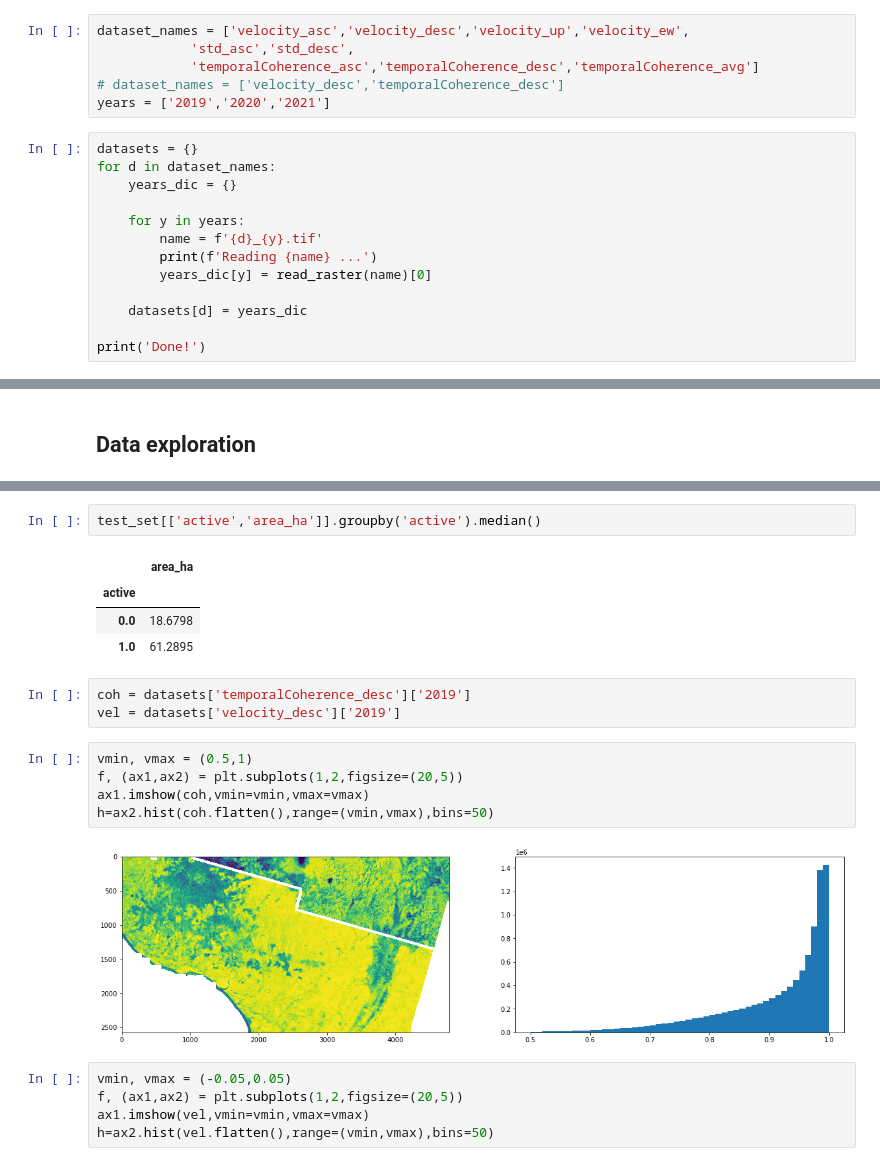
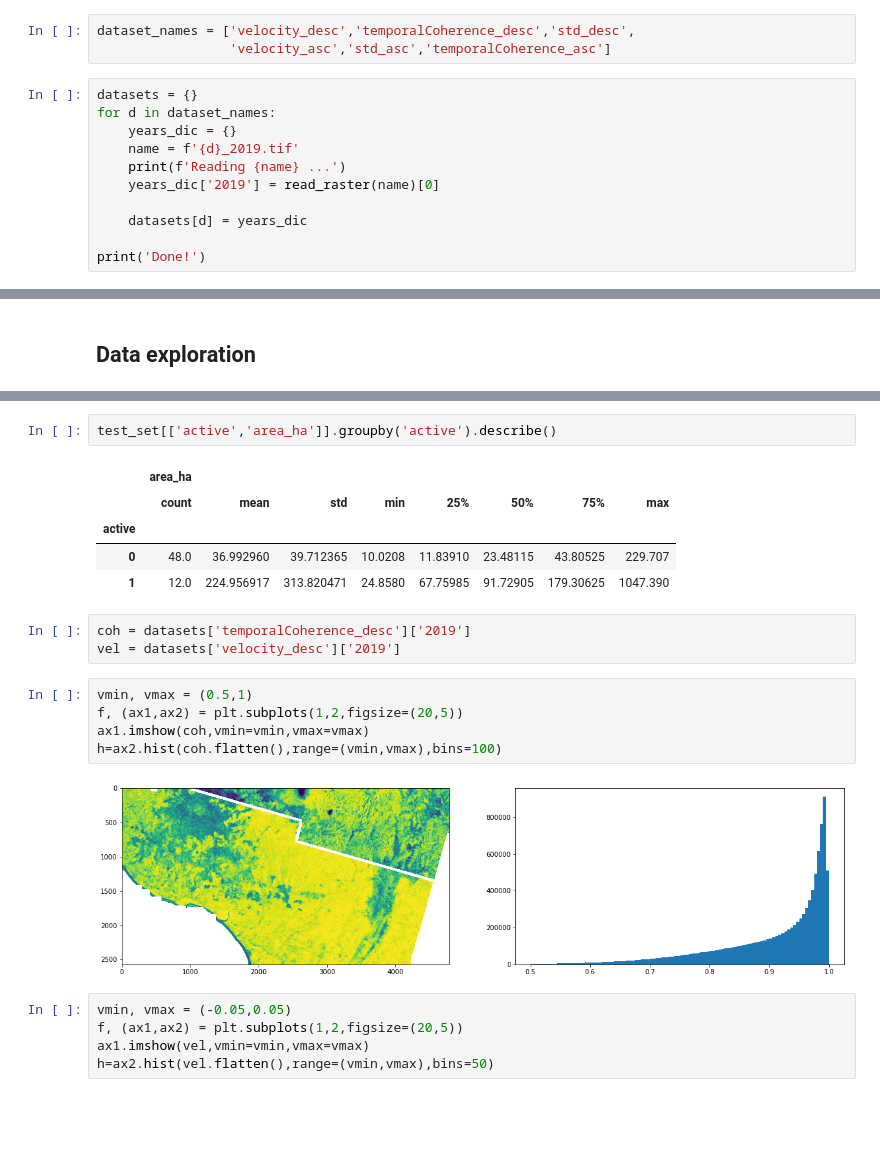
Before and after one commit to forrestfwilliams/hyp3_insar, a Jupyter notebook: identify_activity.ipynb, the cells around one changed output, grey strips where cells are left out. Saved outputs shown, nothing was run; the diff lists cells and outputs as text; blank space fills up the shorter version.

```diff
--- a/identify_activity.ipynb
+++ b/identify_activity.ipynb
@@ -153,20 +176,15 @@ test_set
 # %% [markdown]
 ### Load Data
 # %%
-dataset_names = ['velocity_asc','velocity_desc','velocity_up','velocity_ew',
-            'std_asc','std_desc',
-            'temporalCoherence_asc','temporalCoherence_desc','temporalCoherence_avg']
-# dataset_names = ['velocity_desc','temporalCoherence_desc']
-years = ['2019','2020','2021']
+dataset_names = ['velocity_desc','temporalCoherence_desc','std_desc',
+                 'velocity_asc','std_asc','temporalCoherence_asc']
 # %%
 datasets = {}
 for d in dataset_names:
     years_dic = {}
-
-    for y in years:
-        name = f'{d}_{y}.tif'
-        print(f'Reading {name} ...')
-        years_dic[y] = read_raster(name)[0]
+    name = f'{d}_2019.tif'
+    print(f'Reading {name} ...')
+    years_dic['2019'] = read_raster(name)[0]
 
     datasets[d] = years_dic
 
@@ -212,20 +209,21 @@ test_set.shape
 # %%
-test_set[['active','area_ha']].groupby('active').median()
+test_set[['active','area_ha']].groupby('active').describe()
 # %% [output]
-|  | area_ha |
-| active |  |
-| 0.0 | 18.6798 |
-| 1.0 | 61.2895 |
+|  | area_ha |  |  |  |  |  |  |  |
+|  | count | mean | std | min | 25% | 50% | 75% | max |
+| active |  |  |  |  |  |  |  |  |
+| 0 | 48.0 | 36.992960 | 39.712365 | 10.0208 | 11.83910 | 23.48115 | 43.80525 | 229.707 |
+| 1 | 12.0 | 224.956917 | 313.820471 | 24.8580 | 67.75985 | 91.72905 | 179.30625 | 1047.390 |
 # %%
 coh = datasets['temporalCoherence_desc']['2019']
 vel = datasets['velocity_desc']['2019']
 # %%
 vmin, vmax = (0.5,1)
 f, (ax1,ax2) = plt.subplots(1,2,figsize=(20,5))
 ax1.imshow(coh,vmin=vmin,vmax=vmax)
-h=ax2.hist(coh.flatten(),range=(vmin,vmax),bins=50)
+h=ax2.hist(coh.flatten(),range=(vmin,vmax),bins=100)
 # %% [output]
-[figure, old version]
+[figure, new version]
 # %%
 vmin, vmax = (-0.05,0.05)
 f, (ax1,ax2) = plt.subplots(1,2,figsize=(20,5))
```
Also changed, not shown: parts of 55 cells of this notebook, 4 other files.
